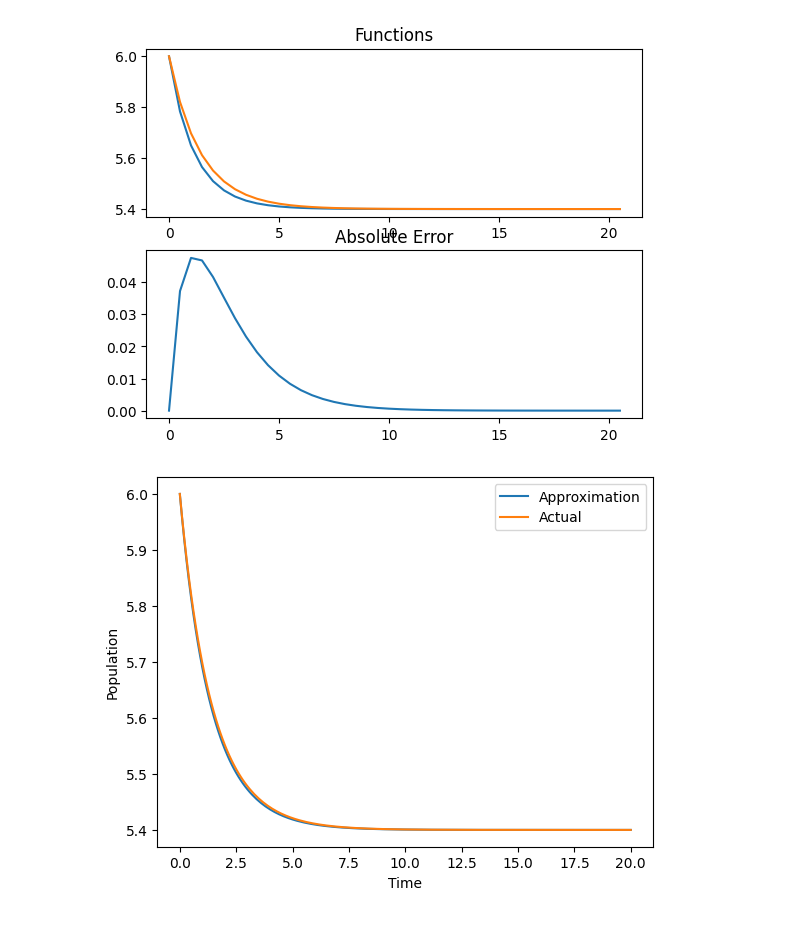
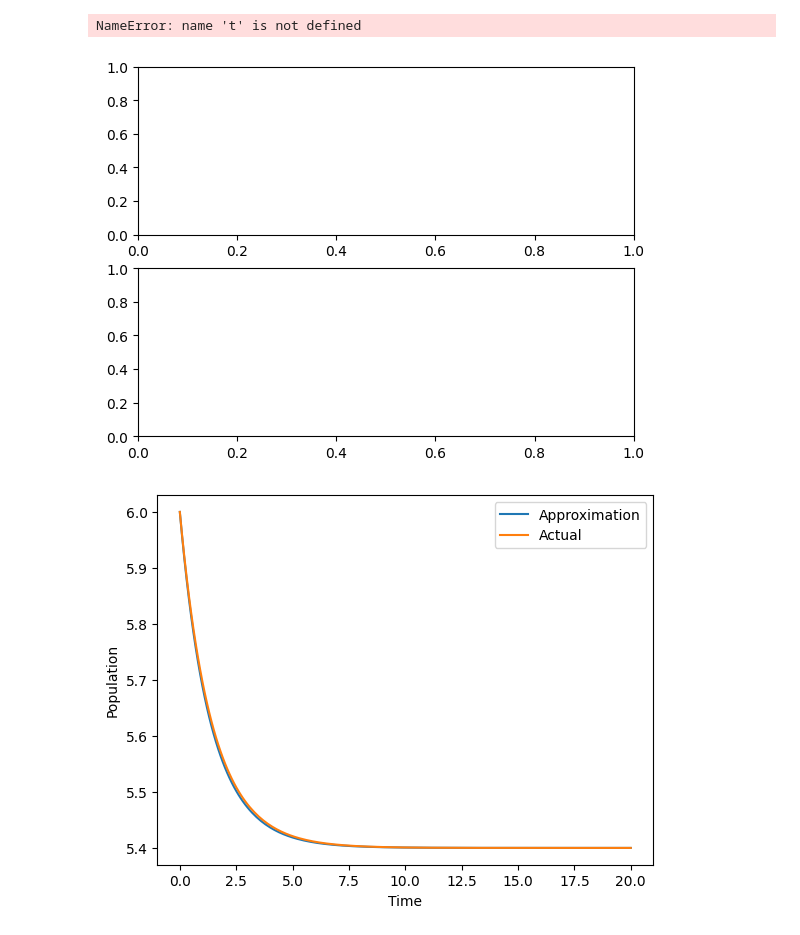
Before and after one commit to MrAnish123/Differential-Equations-Project-1, a Jupyter notebook: SetA.ipynb, the cells around one changed output. Cells and saved outputs as stored; diff of their text form; code cells hidden in the pictures.

```diff
--- a/SetA.ipynb
+++ b/SetA.ipynb
@@ -19,53 +53,34 @@ Note: you may need to restart the kernel to use updated packages.
 # %%
 #Task set A, problem 2, h = 0.5
-
-import matplotlib.pyplot as plt   #Used to create the graphs
-import math
-
 e = math.e
 
 r = 0.65                                 #Constant rate
 L = 5.4                                  #Constant carrying capacity
-h = 0.5                                  #Step size 0.5
-t = [0]                                  #t vector
-x = [6]                                  #x vector for Euler's method approximation
-xActual = [6]                            #x vector for actual function
-tVariable = 0                            #t initial condition
-xVariable = 6                            #x initial condition
 
-yError = [0]                             #Error between approximation and actual
+euler_plot = eulers_method(x_0=6, t_interval=(0, 20), h=0.5, dxdt=mountain_lion_dxdt, r=r, L=L)
 
-
-while tVariable <= 20:                   #Loop to build vectors
-    dx = (r*xVariable)*(1-xVariable/L)   #Calculate change in x
-    xVariable = xVariable + dx * h       #Calculate x value for next step of Euler's
-    tVariable += 0.5                     #Move to the next required value of t
-    x.append(xVariable)                  #Append x Euler's value to x vector
-    t.append(tVariable)                  #Append t value to t vector
-    xActual.append((L*6*pow(e,r*tVariable))/(L+6*(-1+pow(e,r*tVariable))))                    #Append x value of actual function to appropriate vector
-    yError.append(abs((L*6*pow(e,r*tVariable))/(L+6*(-1+pow(e,r*tVariable))) - xVariable))    #Append error vector
-
-figure, axes = plt.subplots(2,1)             #Required for multiple plots     (2 columns 1 row)
+figure, axes = plt.subplots(2,1)             #Required for multiple plots     (2 rows 1 col)
 
 axes[0].plot(t ,x)                           #Create Euler's plot             (1st column plot)
 axes[0].plot(t, xActual)                     #Create actual function plot     (1st column plot)
 axes[1].plot(t, yError)                      #Create error plot               (2nd column plot)
 
 #plt.semilogy()
 
 #axes[0].xlabel('Time')
 #axes[0].ylabel('Population')
 #axes[0].legend(['Approximation', 'Actual'])
 axes[0].set_title('Functions')                        #Add title to plot
 
 #axes[1].xlabel('Time')
 #axes[1].ylabel('Error')
 #axes[1].legend(['Absolute Error'])
 axes[1].set_title('Absolute Error')                   #Add title to plot
 
 plt.show()                                            #Print plot
 # %% [output]
+NameError: name 't' is not defined
-[figure, old version]
+[figure, new version]
 # %%
 #Task set A, problem 2, h = 0.1
 
```
Also changed, not shown: parts of 2 cells of this notebook.
